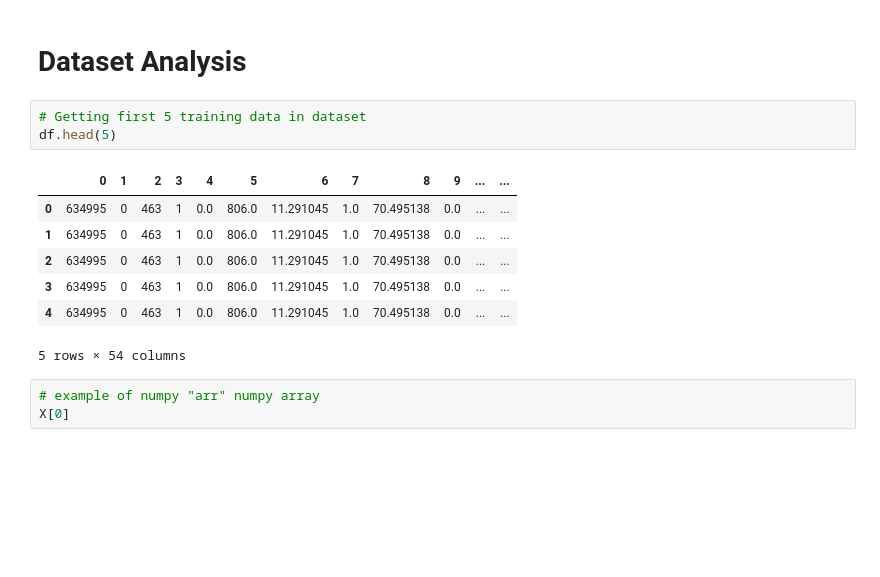
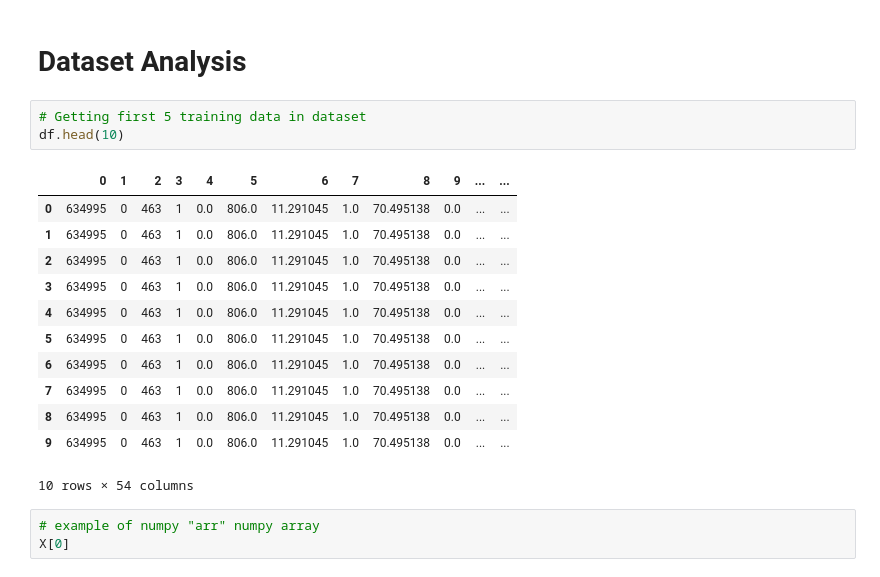
Before and after one commit to danietzio/Artificial-intelligence, a Jupyter notebook: UCI Facebook Comment Volume Dataset/Python/UCI Facebook Comment Volume Project.ipynb, the cells around one changed output. Drawn from its saved outputs; the diff is of its cells as text; blank space fills up the shorter version.

```diff
--- a/UCI Facebook Comment Volume Dataset/Python/UCI Facebook Comment Volume Project.ipynb
+++ b/UCI Facebook Comment Volume Dataset/Python/UCI Facebook Comment Volume Project.ipynb
@@ -64,15 +64,20 @@ numpy.ndarray
 # Dataset Analysis
 # %%
 # Getting first 5 training data in dataset
-df.head(5)
+df.head(10)
 # %% [output]
 |  | 0 | 1 | 2 | 3 | 4 | 5 | 6 | 7 | 8 | 9 | ... | ... |
 | 0 | 634995 | 0 | 463 | 1 | 0.0 | 806.0 | 11.291045 | 1.0 | 70.495138 | 0.0 | ... | ... |
 | 1 | 634995 | 0 | 463 | 1 | 0.0 | 806.0 | 11.291045 | 1.0 | 70.495138 | 0.0 | ... | ... |
 | 2 | 634995 | 0 | 463 | 1 | 0.0 | 806.0 | 11.291045 | 1.0 | 70.495138 | 0.0 | ... | ... |
 | 3 | 634995 | 0 | 463 | 1 | 0.0 | 806.0 | 11.291045 | 1.0 | 70.495138 | 0.0 | ... | ... |
 | 4 | 634995 | 0 | 463 | 1 | 0.0 | 806.0 | 11.291045 | 1.0 | 70.495138 | 0.0 | ... | ... |
+| 5 | 634995 | 0 | 463 | 1 | 0.0 | 806.0 | 11.291045 | 1.0 | 70.495138 | 0.0 | ... | ... |
+| 6 | 634995 | 0 | 463 | 1 | 0.0 | 806.0 | 11.291045 | 1.0 | 70.495138 | 0.0 | ... | ... |
+| 7 | 634995 | 0 | 463 | 1 | 0.0 | 806.0 | 11.291045 | 1.0 | 70.495138 | 0.0 | ... | ... |
+| 8 | 634995 | 0 | 463 | 1 | 0.0 | 806.0 | 11.291045 | 1.0 | 70.495138 | 0.0 | ... | ... |
+| 9 | 634995 | 0 | 463 | 1 | 0.0 | 806.0 | 11.291045 | 1.0 | 70.495138 | 0.0 | ... | ... |
-5 rows × 54 columns
+10 rows × 54 columns
 # %%
 # example of numpy "arr" numpy array
 X[0]
```
Also changed, not shown: parts of 6 cells of this notebook.
